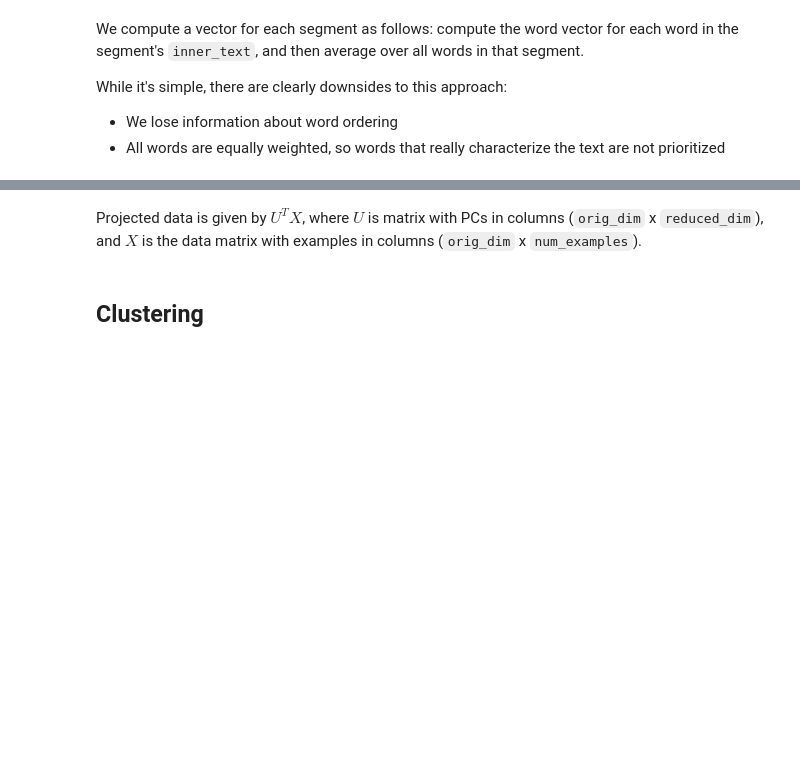
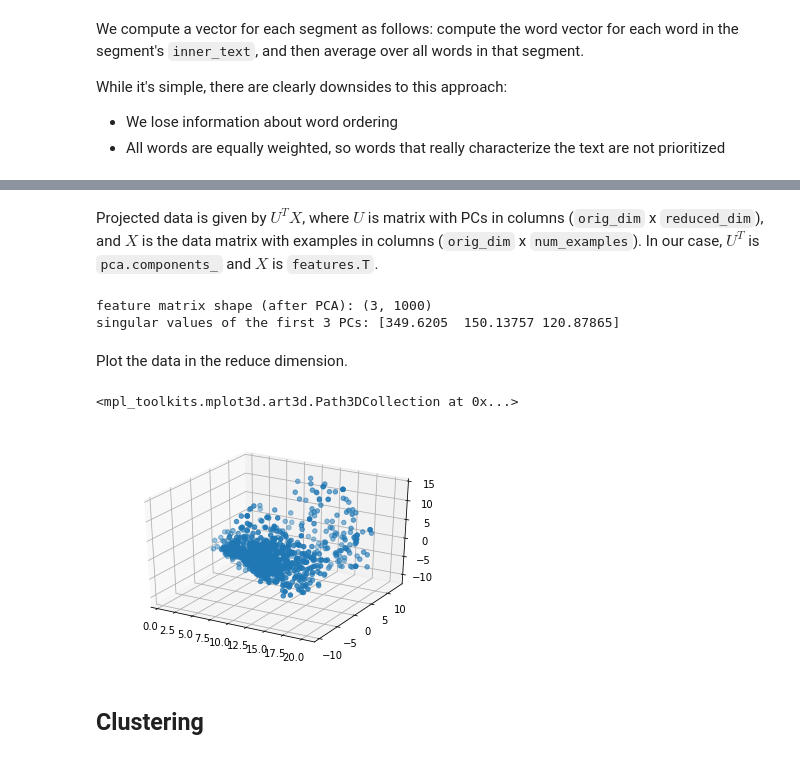
Before and after one commit to aruneshmathur/dark-patterns, a Jupyter notebook: analysis/clustering/clustering.ipynb, the cells around one changed output, grey strips where cells are left out. Cells and saved outputs as stored; diff of their text form; code cells hidden in the pictures; blank space fills up the shorter version.

```diff
--- a/analysis/clustering/clustering.ipynb
+++ b/analysis/clustering/clustering.ipynb
@@ -131,0 +207,6 @@ Note that the feature matrix may need to be transposed so that examples are in c
+# %%
+if os.path.isfile('features_proj.npy'):
+    features = np.load('features_proj.npy')
+    print('Loaded from file')
+else:
+    print('No pre-existing file')
@@ -131,0 +215,5 @@ Note that the feature matrix may need to be transposed so that examples are in c
+# %%
+# TEMPORARY: Take a subset of the features before doing pca, for speed
+features_orig = np.copy(features)
+indices = np.random.choice(np.arange(features.shape[0]), size=1000, replace=False)
+features = features[indices,:]
@@ -132,6 +226,6 @@ Note that the feature matrix may need to be transposed so that examples are in c
 # %%
-from sklearn.decomposition import PCA
+from sklearn.decomposition import TruncatedSVD
 
-pca = PCA(n_components=3)
+pca = TruncatedSVD(n_components=3)
 # pca = PCA(tol=1e-5)
 pca.fit(features)
@@ -141,4 +241,4 @@ print('Data matrix: %s' % str(features.shape))
 # %% [markdown]
-Projected data is given by $U^T X$, where $U$ is matrix with PCs in columns (`orig_dim` x `reduced_dim`), and $X$ is the data matrix with examples in columns (`orig_dim` x `num_examples`).
+Projected data is given by $U^T X$, where $U$ is matrix with PCs in columns (`orig_dim` x `reduced_dim`), and $X$ is the data matrix with examples in columns (`orig_dim` x `num_examples`). In our case, $U^T$ is `pca.components_` and $X$ is `features.T`.
 # %%
-features_proj = pca.components_.dot(features)
+features = np.dot(pca.components_, features.T)
@@ -145,5 +247,18 @@ features_proj = pca.components_.dot(features)
 # %%
-print('feature matrix shape (after PCA): %s' % str(features_proj.shape))
+print('feature matrix shape (after PCA): %s' % str(features.shape))
+print('singular values of the first 3 PCs: %s' % str(pca.singular_values_))
+# %% [output]
+feature matrix shape (after PCA): (3, 1000)
+singular values of the first 3 PCs: [349.6205  150.13757 120.87865]
+# %% [markdown]
+Plot the data in the reduce dimension.
+# %%
+fig = plt.figure()
+ax = fig.add_subplot(111, projection='3d')
+ax.scatter(features[0,:], features[1,:], features[2,:])
+# %% [output]
+<mpl_toolkits.mplot3d.art3d.Path3DCollection at 0x...>
+[figure, added]
 # %% [markdown]
 ## Clustering
 # %% [markdown]
```
Also changed, not shown: parts of 25 cells of this notebook.
